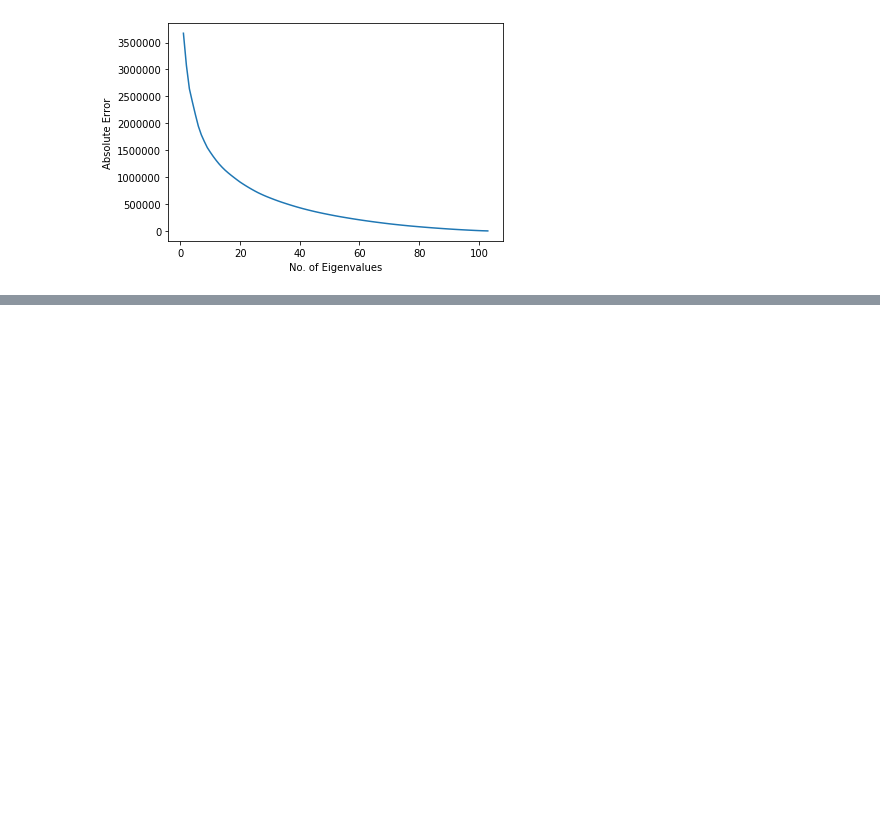
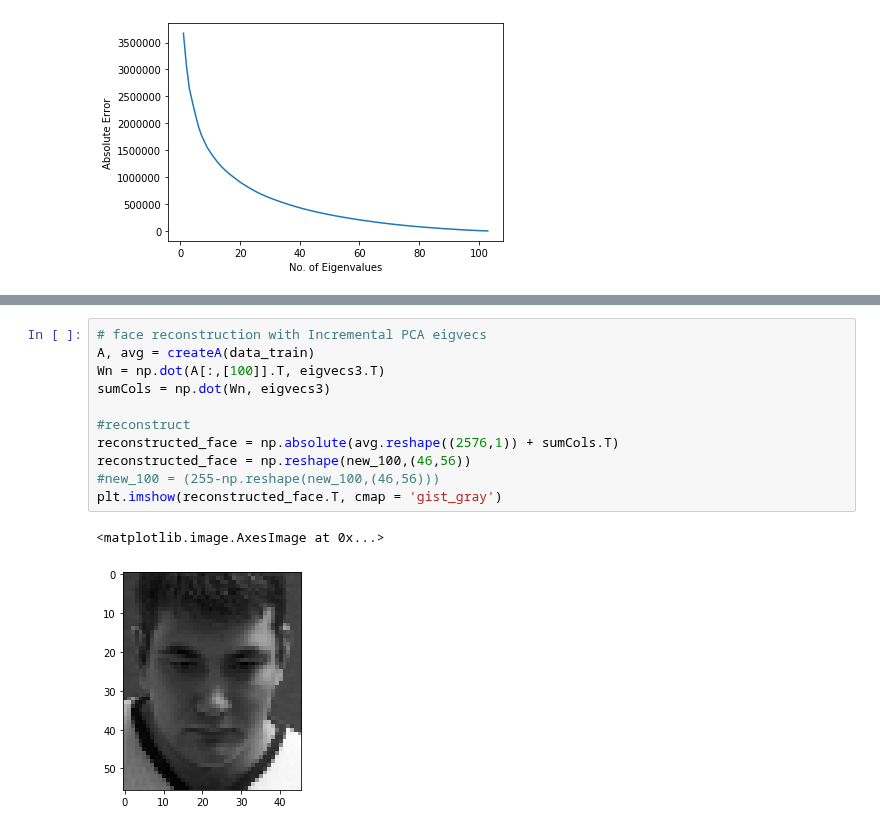
Before and after one commit to pedromonteiro18/Pattern_Recognition, a Jupyter notebook: Coursework.ipynb, the cells around one changed output, grey strips where cells are left out. Drawn from its saved outputs; the diff is of its cells as text; blank space fills up the shorter version.

```diff
--- a/Coursework.ipynb
+++ b/Coursework.ipynb
@@ -342,0 +339,14 @@ woop
+# %%
+# face reconstruction with Incremental PCA eigvecs
+A, avg = createA(data_train)
+Wn = np.dot(A[:,[100]].T, eigvecs3.T)
+sumCols = np.dot(Wn, eigvecs3)
+
+#reconstruct
+reconstructed_face = np.absolute(avg.reshape((2576,1)) + sumCols.T)
+reconstructed_face = np.reshape(new_100,(46,56))
+#new_100 = (255-np.reshape(new_100,(46,56)))
+plt.imshow(reconstructed_face.T, cmap = 'gist_gray')
+# %% [output]
+<matplotlib.image.AxesImage at 0x...>
+[figure, added]
```
Also changed, not shown: parts of 2 cells of this notebook.
